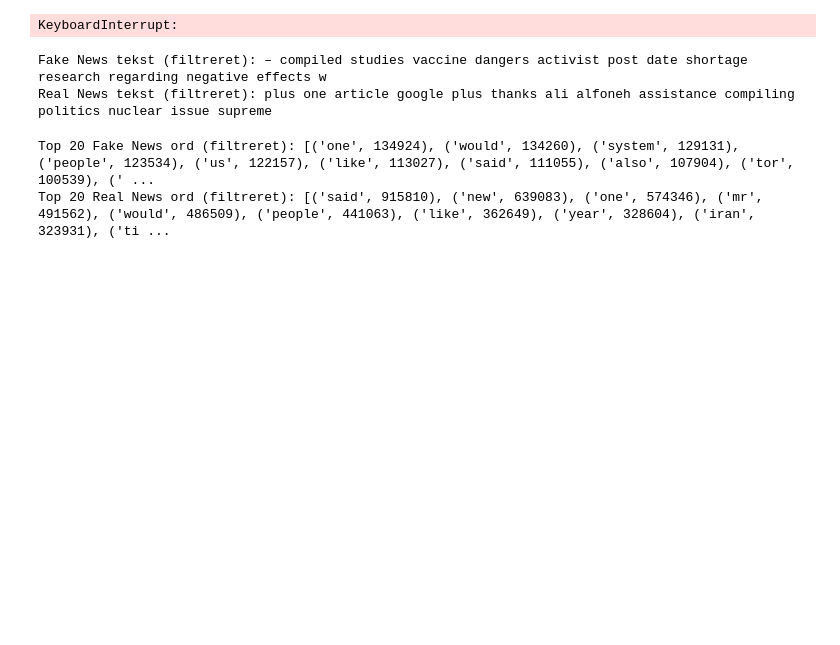
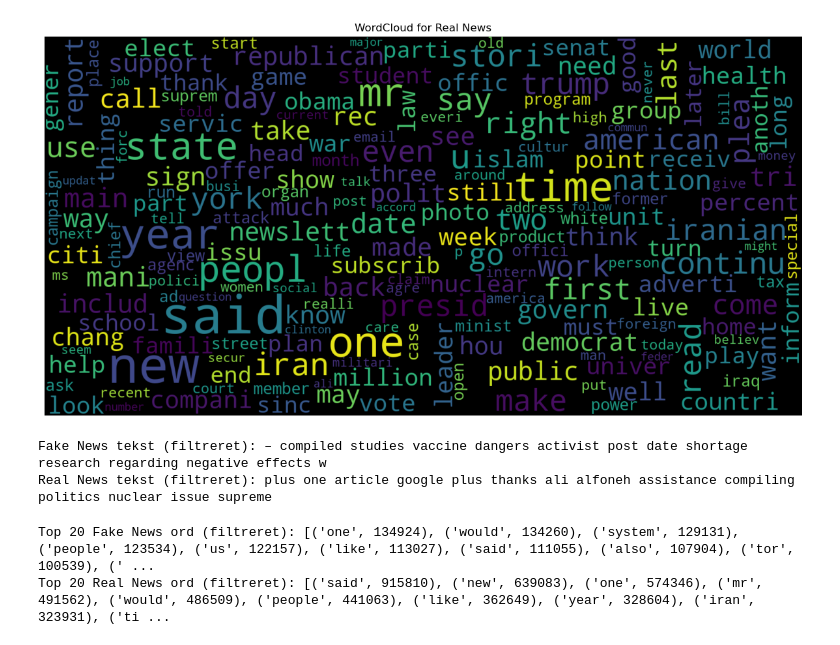
Before and after one commit to Orn-Steinar/GDS, a Jupyter notebook: exploratory_data_analysis copy.ipynb, the cells around one changed output. Cells and saved outputs as stored; diff of their text form; code cells hidden in the pictures; blank space fills up the shorter version.

```diff
--- a/exploratory_data_analysis copy.ipynb
+++ b/exploratory_data_analysis copy.ipynb
@@ -142,25 +109,18 @@ Mest hyppige ord i Real News:
 # %%
-# Forudsæt, at jeres dataframe hedder df og indeholder kolonnerne 'content' og 'LABEL'.
-# Her antages det, at 'content' er en liste af tokens for hver artikel.
-
-# Opret en streng for alle real news-artikler (LABEL == 1)
-real_articles = df_wo_stems[df_wo_stems['LABEL'] == 1]['content']
-real_text = ' '.join([' '.join(tokens) for tokens in real_articles if isinstance(tokens, list)])
-
 # Opret en WordCloud for real news
 wordCloudReal = WordCloud(width=1600,
                           height=800,
                           random_state=21,
                           max_font_size=110,
                           collocations=False).generate(real_text)
 
 plt.figure(figsize=(15, 10))
 plt.imshow(wordCloudReal, interpolation='bilinear')
 plt.axis('off')
 plt.title("WordCloud for Real News")
 plt.show()
 # %% [output]
-KeyboardInterrupt:
+[figure, added]
 # %%
 def filter_stopwords(tokens):
     stop_words = set(stopwords.words('english'))
```
Also changed, not shown: parts of 6 cells of this notebook.
